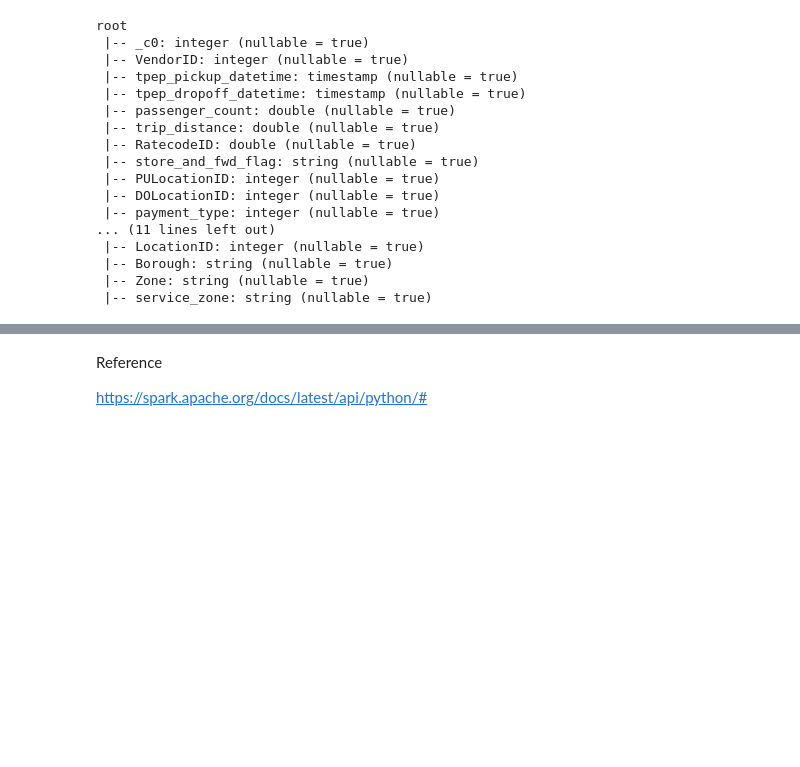
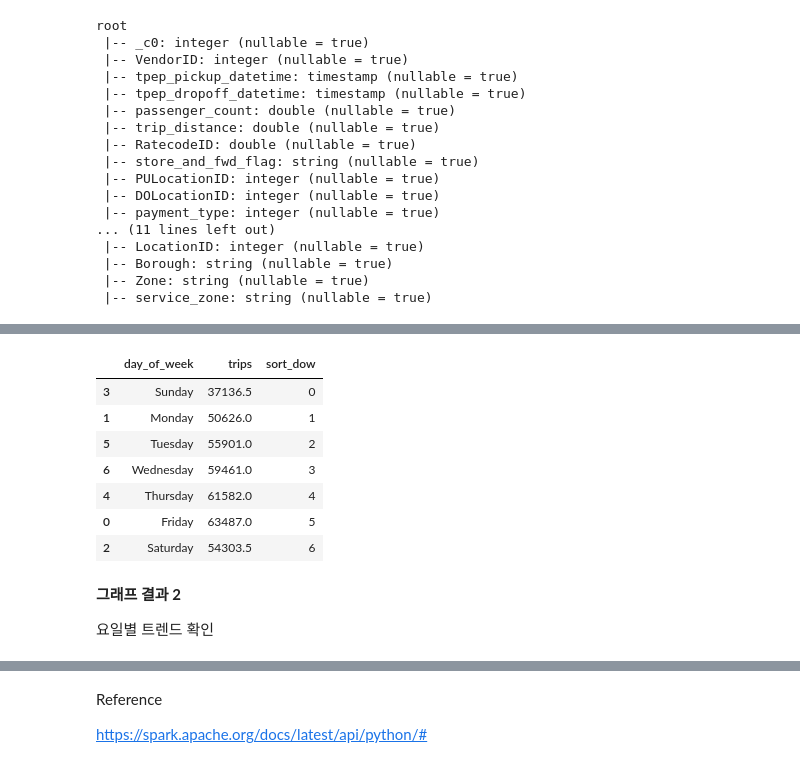
Before and after one commit to jeewonkimm2/TIL, a Jupyter notebook: BOAZ/Spark_SQL_presentation.ipynb, the cells around one changed output, grey strips where cells are left out. Saved outputs shown, nothing was run; the diff lists cells and outputs as text; code cells hidden in the pictures; blank space fills up the shorter version.

```diff
--- a/BOAZ/Spark_SQL_presentation.ipynb
+++ b/BOAZ/Spark_SQL_presentation.ipynb
@@ -766,6 +843,23 @@ data["sort_dow"] = data["day_of_week"].replace({
 })
 # %%
 data.sort_values(by="sort_dow", inplace=True)
+# %%
+# 제대로 sorting 되었나 확인
+
+data
+# %% [output]
+|  | day_of_week | trips | sort_dow |
+| 3 | Sunday | 37136.5 | 0 |
+| 1 | Monday | 50626.0 | 1 |
+| 5 | Tuesday | 55901.0 | 2 |
+| 6 | Wednesday | 59461.0 | 3 |
+| 4 | Thursday | 61582.0 | 4 |
+| 0 | Friday | 63487.0 | 5 |
+| 2 | Saturday | 54303.5 | 6 |
+# %% [markdown]
+**그래프 결과 2**
+
+요일별 트렌드 확인
 # %%
 fig, ax = plt.subplots(figsize=(12,5))
 sns.barplot(
```
Also changed, not shown: parts of 38 cells of this notebook.
